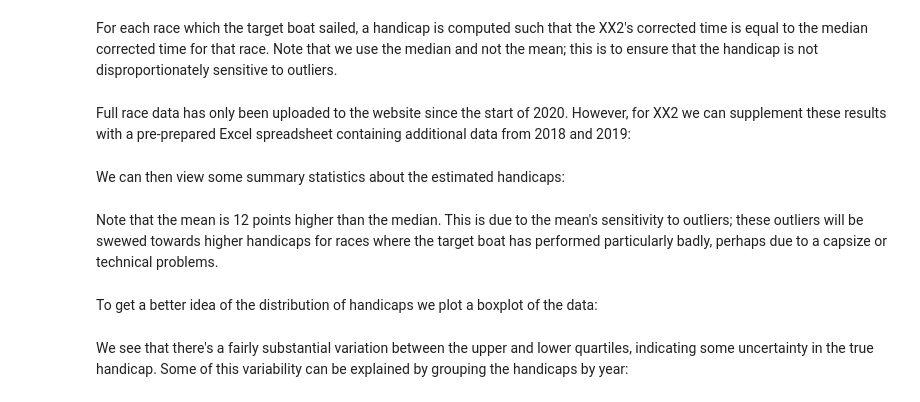
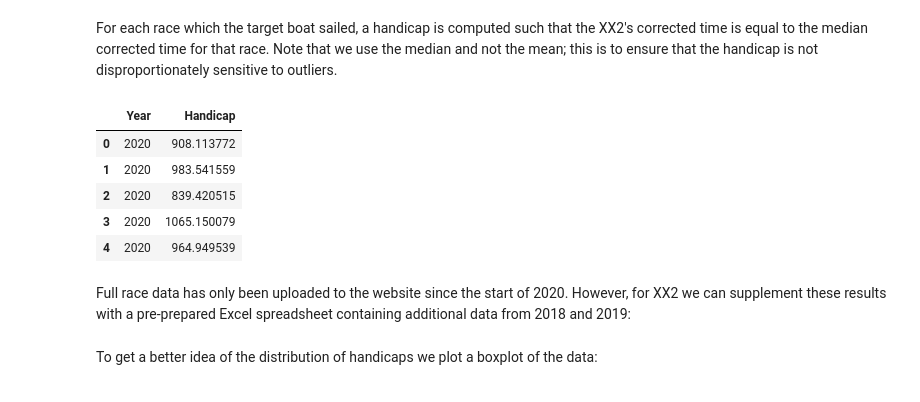
Before and after one commit to AdamYorkston/Experimental-PY-Calculator, a Jupyter notebook: Dinghy Handicap Calculations.ipynb, the cells around one changed output. Saved outputs shown, nothing was run; the diff lists cells and outputs as text; code cells hidden in the pictures.

```diff
--- a/Dinghy Handicap Calculations.ipynb
+++ b/Dinghy Handicap Calculations.ipynb
@@ -112,16 +133,25 @@ For each race which the target boat sailed, a handicap is computed such that the
 # %%
 handicaps_df = []
 for df in race_tables:
     if target_sailnumber in df['SailNo'].values:
         df_target = df.query('SailNo == @target_sailnumber')
         df_remaining = df.query('SailNo != @target_sailnumber')
         median_time = df_remaining['Corrected'].median()
         target_time = df_target['Elapsed'].iloc[0]
         handicap = 1000 * target_time / median_time
         year = df['Year'].iloc[0]
         handicaps_df.append([year, handicap])
+        if handicap == 0:
+            error
 handicaps_df = pd.DataFrame(handicaps_df, columns=['Year', 'Handicap'])
 handicaps_df.head()
+# %% [output]
+|  | Year | Handicap |
+| 0 | 2020 | 908.113772 |
+| 1 | 2020 | 983.541559 |
+| 2 | 2020 | 839.420515 |
+| 3 | 2020 | 1065.150079 |
+| 4 | 2020 | 964.949539 |
 # %% [markdown]
 Full race data has only been uploaded to the website since the start of 2020. However, for XX2 we can supplement these results with a pre-prepared Excel spreadsheet containing additional data from 2018 and 2019:
 # %%
@@ -136,5 +166,3 @@ if target_sailnumber == 'XX2':
         handicaps_df = handicaps_df.append(excel_df, ignore_index=True)
     except Exception:
         print('Failed to load Excel file.')
-# %% [markdown]
-We can then view some summary statistics about the estimated handicaps:
@@ -143,4 +169,2 @@ handicaps_df['Handicap'].describe().round().astype(int)
-# %% [markdown]
-Note that the mean is 12 points higher than the median. This is due to the mean's sensitivity to outliers; these outliers will be swewed towards higher handicaps for races where the target boat has performed particularly badly, perhaps due to a capsize or technical problems.
 # %% [markdown]
 To get a better idea of the distribution of handicaps we plot a boxplot of the data:
@@ -155,2 +170,0 @@ ax1.yaxis.set_major_locator(ticker.MultipleLocator(10))
-# %% [markdown]
-We see that there's a fairly substantial variation between the upper and lower quartiles, indicating some uncertainty in the true handicap. Some of this variability can be explained by grouping the handicaps by year:
```
Also changed, not shown: parts of 17 cells of this notebook.
